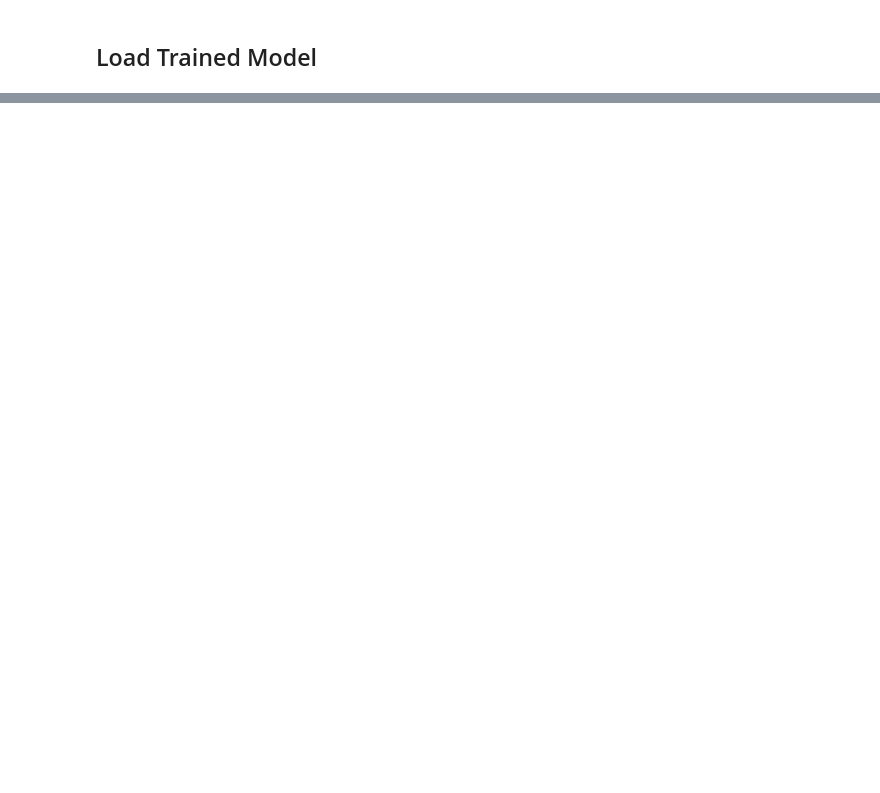
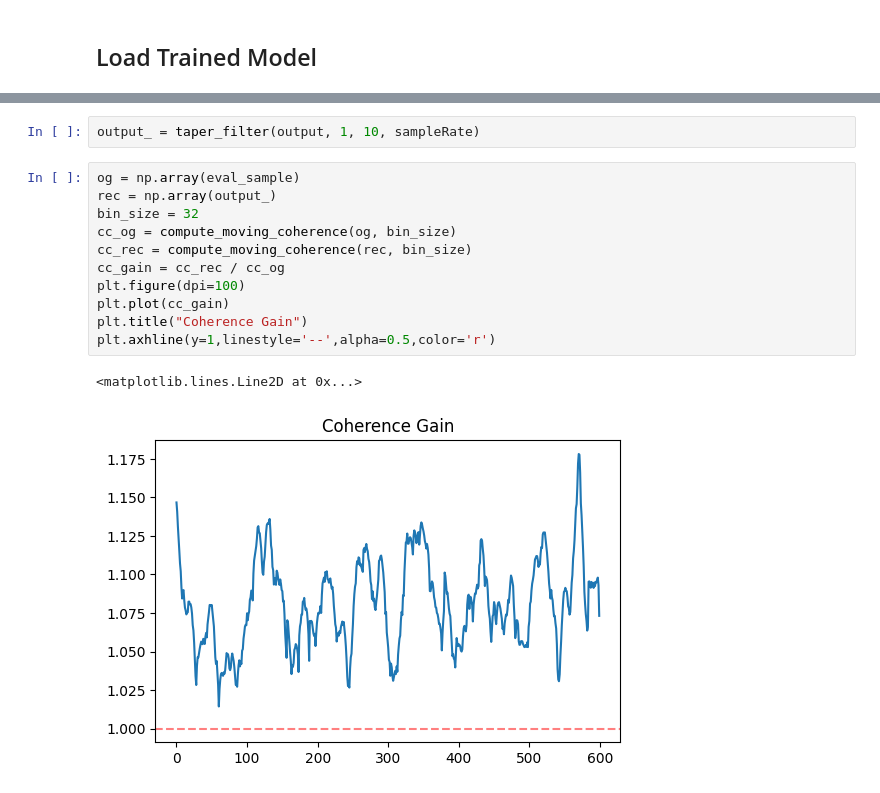
Before and after one commit to maniatisni/iDAS-self-supervised-denoising, a Jupyter notebook: testing.ipynb, the cells around one changed output, grey strips where cells are left out. Drawn from its saved outputs; the diff is of its cells as text; blank space fills up the shorter version.

```diff
--- a/testing.ipynb
+++ b/testing.ipynb
@@ -76 +72,17 @@ I chose channel 16 as it is the one that's more frequently targeted and blanked
+# %%
+output_ = taper_filter(output, 1, 10, sampleRate)
+# %%
+og = np.array(eval_sample)
+rec = np.array(output_)
+bin_size = 32
+cc_og = compute_moving_coherence(og, bin_size)
+cc_rec = compute_moving_coherence(rec, bin_size)
+cc_gain = cc_rec / cc_og
+plt.figure(dpi=100)
+plt.plot(cc_gain)
+plt.title("Coherence Gain")
+plt.axhline(y=1,linestyle='--',alpha=0.5,color='r')
+# %% [output]
+<matplotlib.lines.Line2D at 0x...>
+[figure, added]
 # %%
```
Also changed, not shown: parts of 22 cells of this notebook.
